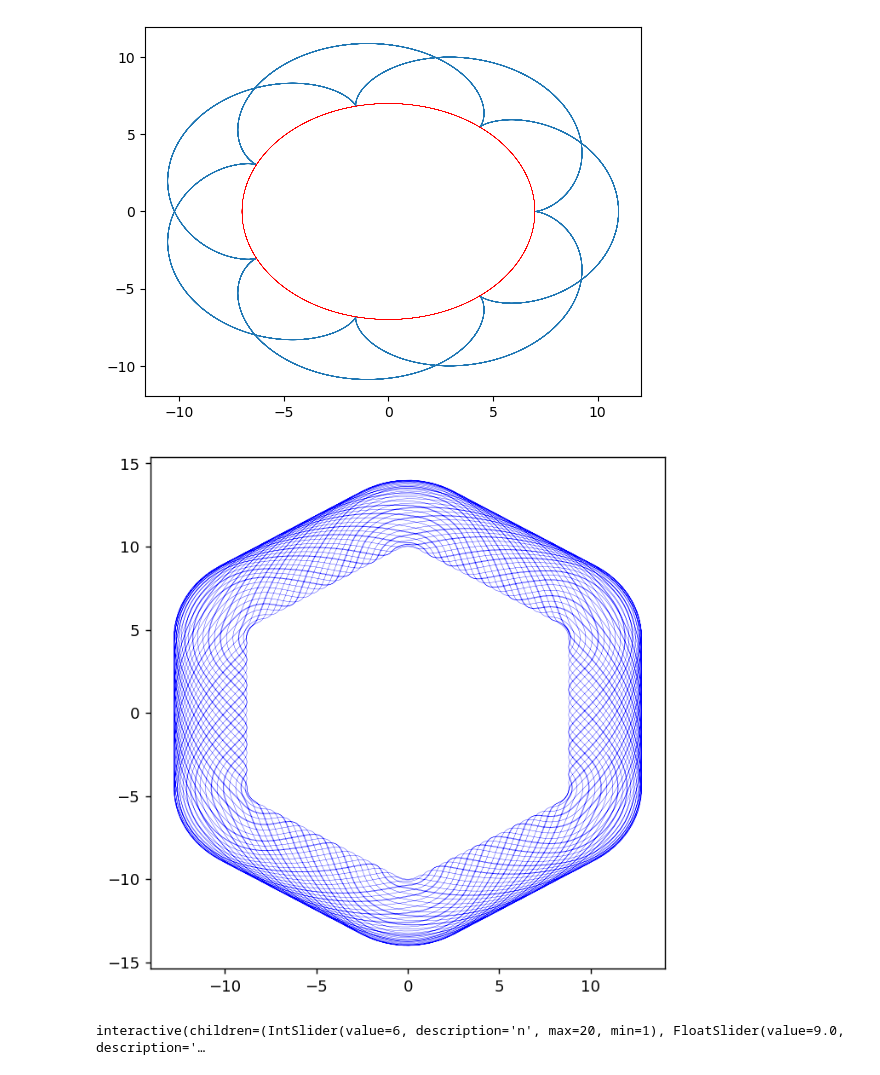
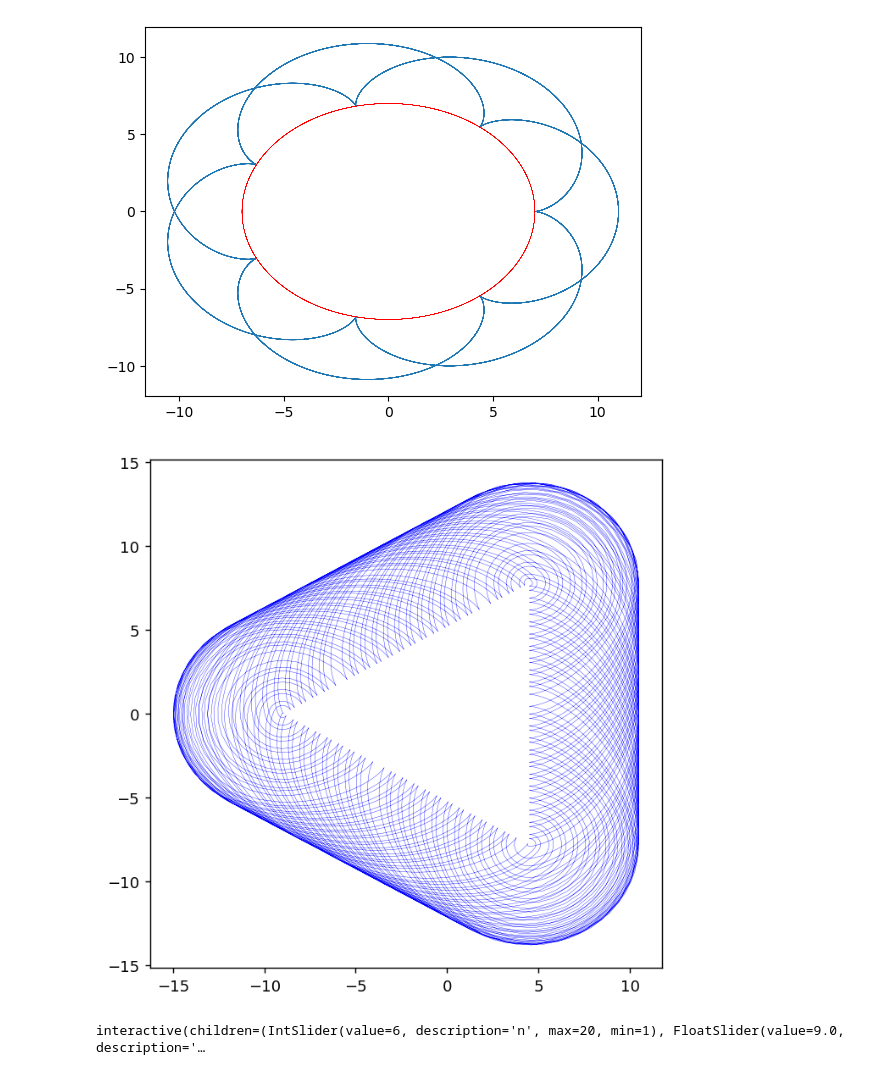
Before and after one commit to Beremi/vvp, a Jupyter notebook: Week_07/DU4.ipynb, the cells around one changed output. Cells and saved outputs as stored; diff of their text form; code cells hidden in the pictures.

```diff
--- a/Week_07/DU4.ipynb
+++ b/Week_07/DU4.ipynb
@@ -226,35 +226,35 @@ def spinograph_ngon(n, R, r, d, rots=20, density=1000):
         ang_point = ang_cir + side_steps / r  # angles of rotating point
         ver_point = ver_cen + d * np.vstack([np.cos(ang_point), np.sin(ang_point)])  # point at d
         all_ver_point.append(ver_point)  # save the points
 
         ang_cir += side_len / r  # update the angle of the moving circle after each edge
         ver += tan * side_len  # update the vertex to next one
 
         # Second part, rotating around the vertex of ngon
         ang_cen = ang_rot_ver + edge * side_ang  # centers of the moving circle
         ver_cen = ver + r * np.vstack([np.cos(ang_cen), np.sin(ang_cen)])  # centers
         ang_point = ang_rot_ver + ang_cir  # angles of rotating point
         ver_point = ver_cen + d * np.vstack([np.cos(ang_point), np.sin(ang_point)])  # point at d
         all_ver_point.append(ver_point)  # save the points
 
         # Update for next edge
         ang_cir += side_ang  # update the angle of the moving circle after each vertex rotation
         tan = rotate_point(tan, side_ang)  # rotate the tangent to be tangent to the next edge
         nor = (tan[::-1, :] * np.array([[1], [-1]]))  # update the normal to the edge
 
     x, y = np.hstack(all_ver_point)  # extract x and y coordinates from all points
     return x, y
 
 
 # Example usage:
-x, y = spinograph_ngon(n=6, R=9.0, r=3.0, d=2.0, rots=50, density=100)
+x, y = spinograph_ngon(n=3, R=9.0, r=3.0, d=3.0, rots=50, density=100)
 
 fig = plt.figure(figsize=(6,6), dpi=130)
 ax = fig.add_subplot(111)
 ax.plot(x, y, 'b', linewidth=0.2)
 plt.show()
 # %% [output]
-[figure, old version]
+[figure, new version]
 # %%
 import matplotlib.pyplot as plt
 from ipywidgets import interactive
```
Also changed, not shown: parts of 1 cell of this notebook, 2 other files.
